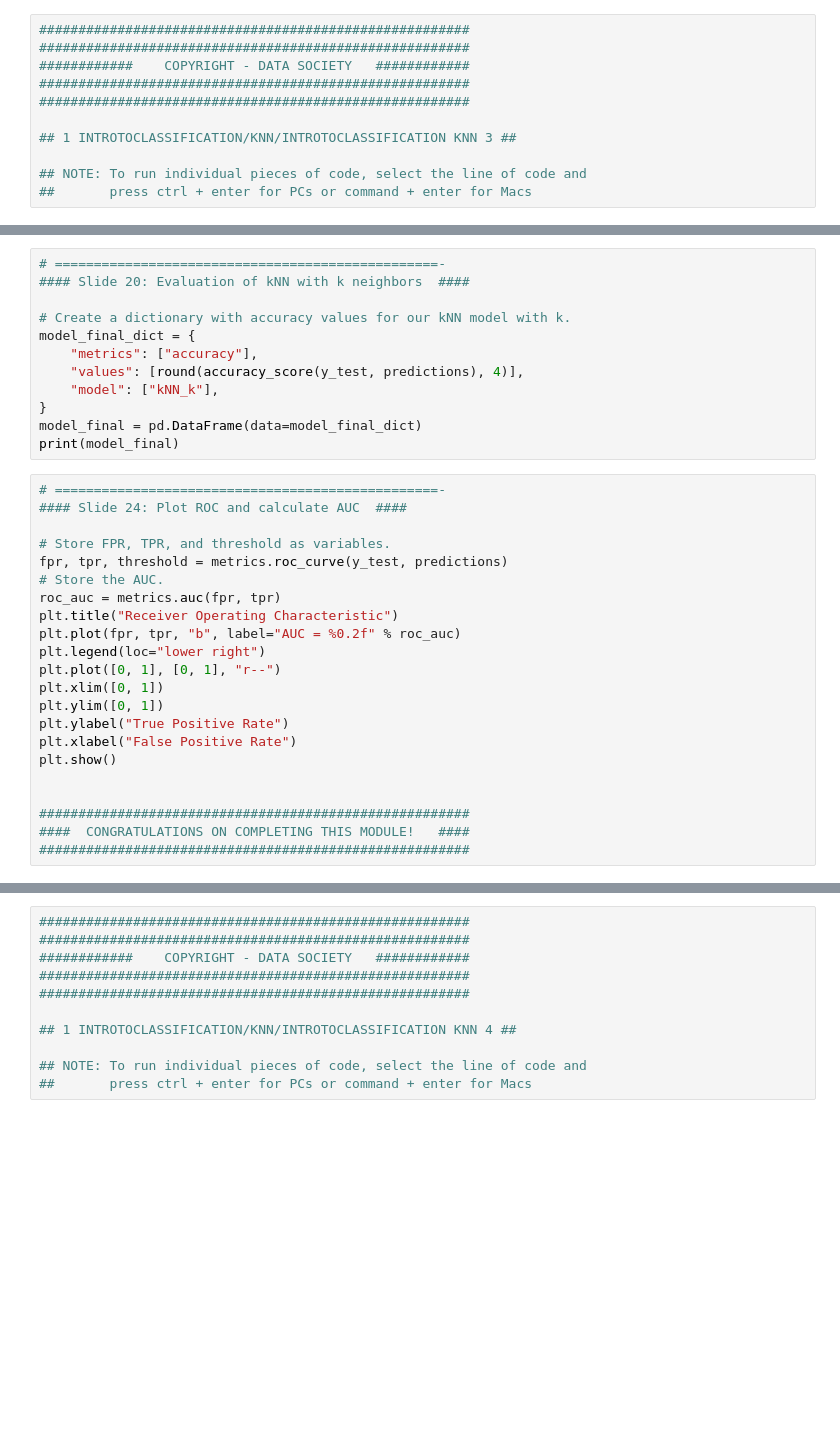
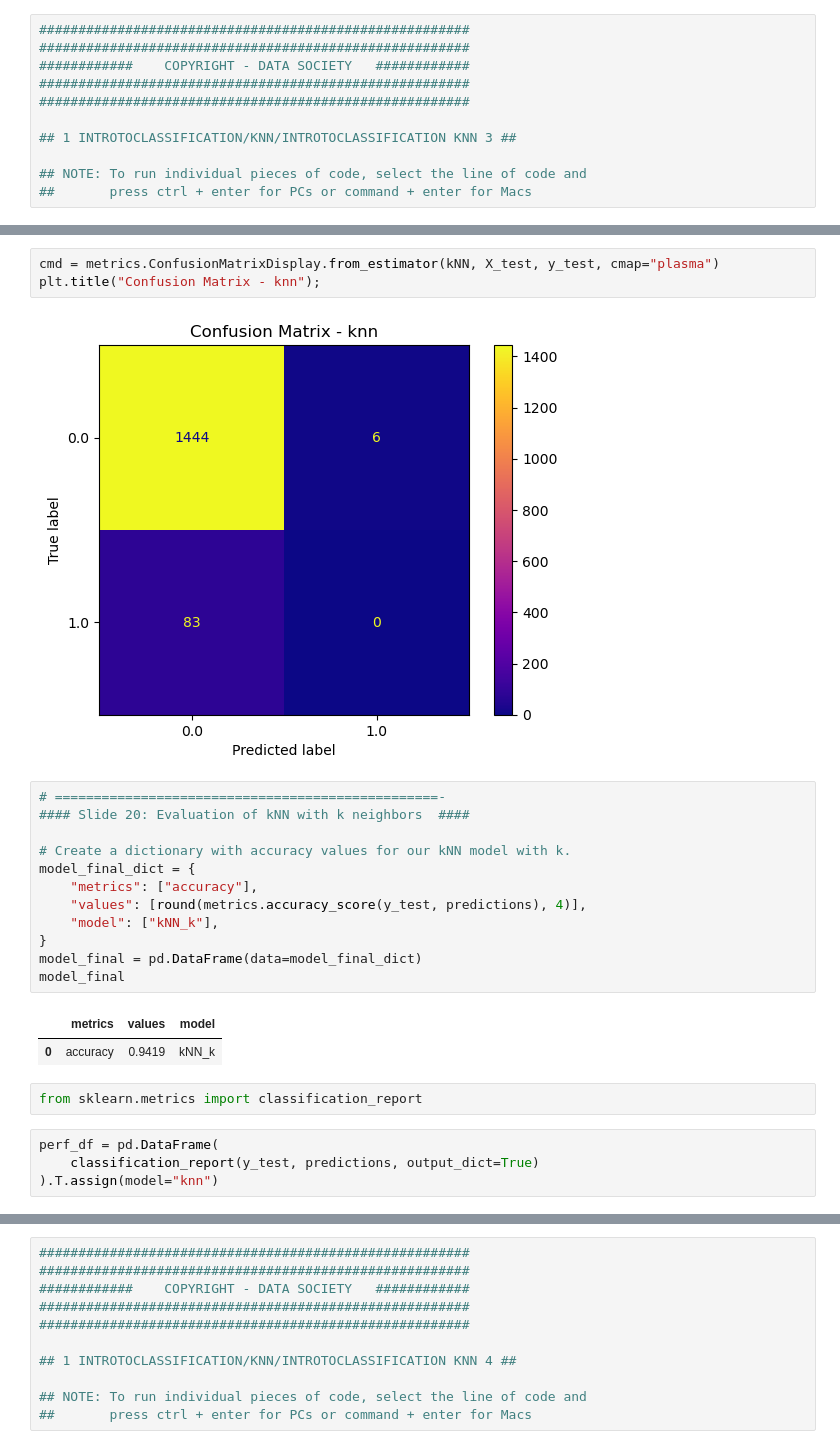
Before and after one commit to maptv/Classification-with-Python, a Jupyter notebook: 1-IntroToClassification/1-IntroToClassification-code.ipynb, the cells around one changed output, grey strips where cells are left out. Drawn from its saved outputs; the diff is of its cells as text; blank space fills up the shorter version.

```diff
--- a/1-IntroToClassification/1-IntroToClassification-code.ipynb
+++ b/1-IntroToClassification/1-IntroToClassification-code.ipynb
@@ -373,3 +418,8 @@ plt.show()
+# %%
+cmd = metrics.ConfusionMatrixDisplay.from_estimator(kNN, X_test, y_test, cmap="plasma")
+plt.title("Confusion Matrix - knn");
+# %% [output]
+[figure, added]
 # %%
 # =================================================-
 #### Slide 20: Evaluation of kNN with k neighbors  ####
@@ -377,30 +427,17 @@ plt.show()
 # Create a dictionary with accuracy values for our kNN model with k.
 model_final_dict = {
     "metrics": ["accuracy"],
-    "values": [round(accuracy_score(y_test, predictions), 4)],
+    "values": [round(metrics.accuracy_score(y_test, predictions), 4)],
     "model": ["kNN_k"],
 }
 model_final = pd.DataFrame(data=model_final_dict)
-print(model_final)
+model_final
+# %% [output]
+|  | metrics | values | model |
+| 0 | accuracy | 0.9419 | kNN_k |
-# %%
-# =================================================-
-#### Slide 24: Plot ROC and calculate AUC  ####
-
-# Store FPR, TPR, and threshold as variables.
-fpr, tpr, threshold = metrics.roc_curve(y_test, predictions)
-# Store the AUC.
-roc_auc = metrics.auc(fpr, tpr)
-plt.title("Receiver Operating Characteristic")
-plt.plot(fpr, tpr, "b", label="AUC = %0.2f" % roc_auc)
-plt.legend(loc="lower right")
-plt.plot([0, 1], [0, 1], "r--")
-plt.xlim([0, 1])
-plt.ylim([0, 1])
-plt.ylabel("True Positive Rate")
-plt.xlabel("False Positive Rate")
-plt.show()
-
-
-#######################################################
-####  CONGRATULATIONS ON COMPLETING THIS MODULE!   ####
-#######################################################
+# %%
+from sklearn.metrics import classification_report
+# %%
+perf_df = pd.DataFrame(
+    classification_report(y_test, predictions, output_dict=True)
+).T.assign(model="knn")
```
Also changed, not shown: parts of 48 cells of this notebook.
